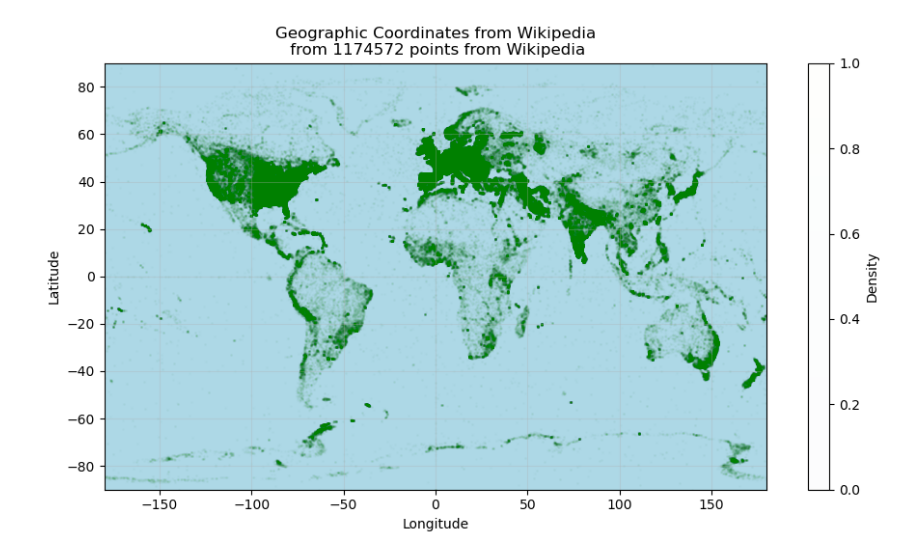
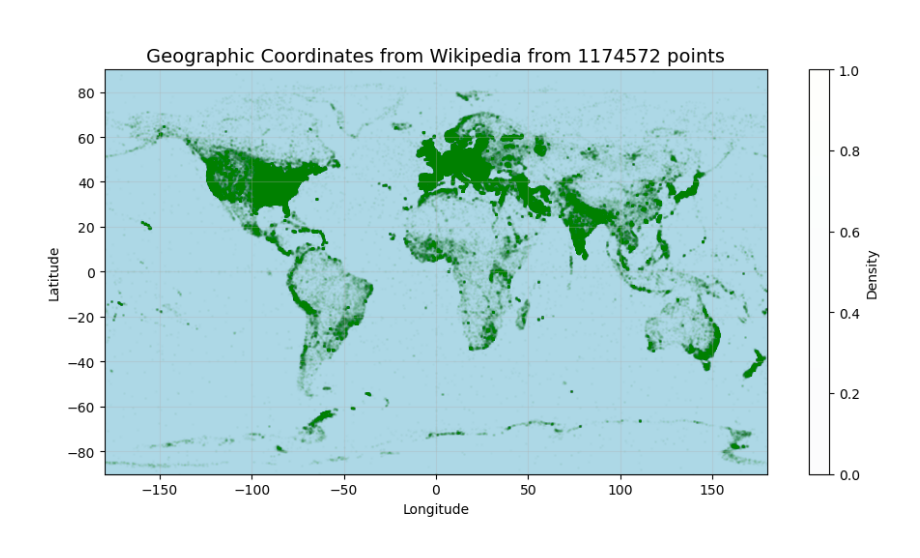
Before and after one commit to Magnushhoie/Wikipedia_Coordinates_Visualization, a Jupyter notebook: plots.ipynb, the cells around one changed output. Cells and saved outputs as stored; diff of their text form; code cells hidden in the pictures.

```diff
--- a/plots.ipynb
+++ b/plots.ipynb
@@ -18,33 +18,34 @@ import matplotlib.pyplot as plt
 
 
 # Create 947x553 pixel plot
 plt.figure(figsize=(9.47, 5.53), dpi=100)
 
 # Background blue
 plt.gca().set_facecolor('lightblue')
 
 # Plot points
 plt.scatter(df['Longitude'], df['Latitude'], c='green', s=1, alpha=0.01)
 
 # Format plot
-plt.xlabel('Longitude')
+plt.xlabel('Longitude\n')
 plt.ylabel('Latitude')
-plt.title(f'Geographic Coordinates from Wikipedia\n from {len(df_raw)} points from Wikipedia')
+plt.title(f'\nGeographic Coordinates from Wikipedia from {len(df_raw)} points', fontsize=14)
 plt.grid(True, alpha=0.3)
 plt.tight_layout()
 
 # add colorbar
 plt.colorbar(label='Density')
 
 # y-ticks every 20, from 80 to -80
 plt.yticks(np.arange(-80, 81, 20))
 # Limit at 90
 plt.ylim(-90, 90)
 
 # limit at 160
 plt.xlim(-180, 180)
 
 # Save to figure
 plt.savefig('coords_sampled.png', dpi=300, bbox_inches='tight')
+plt.savefig('image1.png', dpi=300, bbox_inches='tight')
 # %% [output]
-[figure, old version]
+[figure, new version]
```
Also changed, not shown: parts of 1 cell of this notebook, 3 other files.
